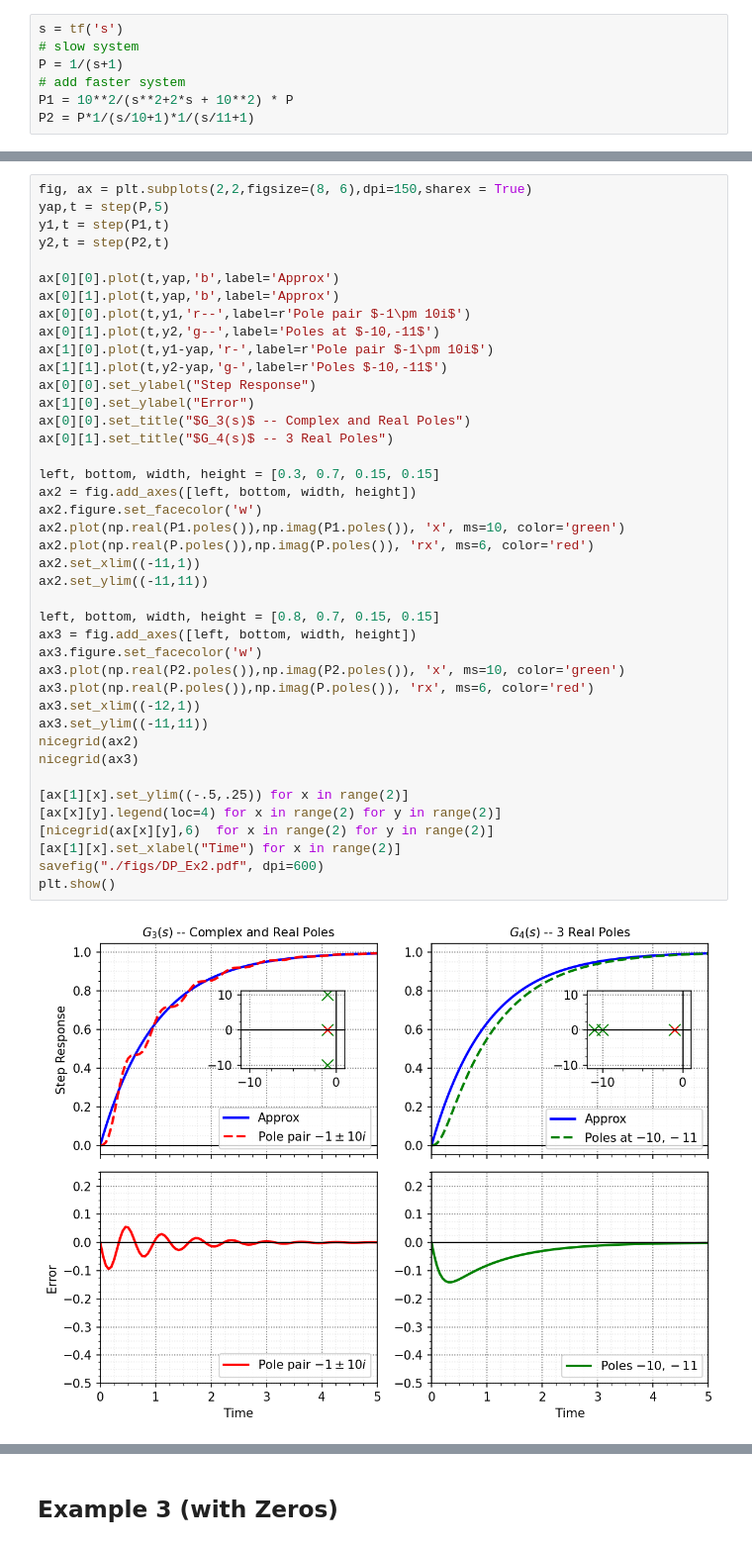
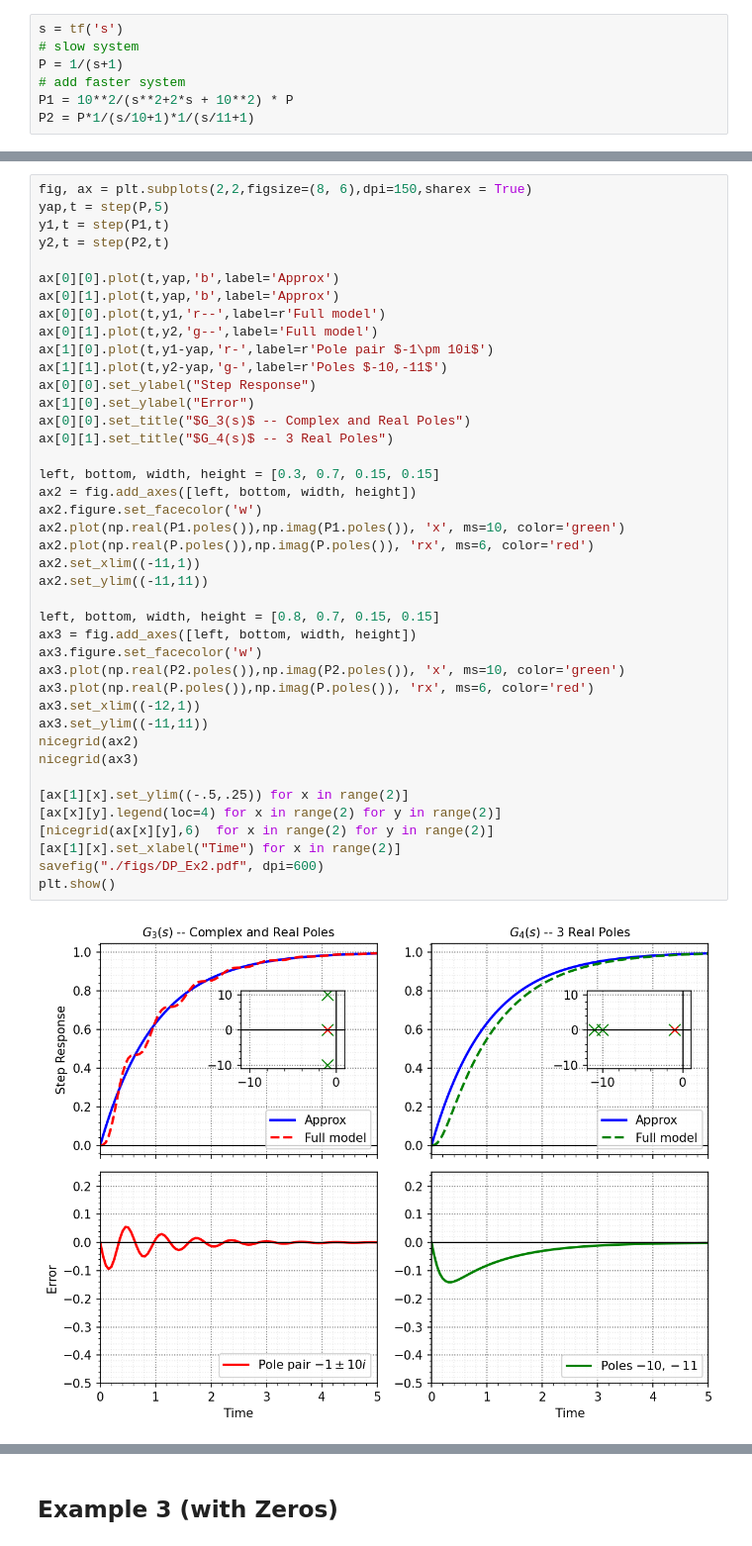
Before and after one commit to mit-acl/16_06_Class, a Jupyter notebook: 16_06_T4_Dominant_Poles.ipynb, the cells around one changed output, grey strips where cells are left out. Shown at 99% size. Saved outputs shown, nothing was run; the diff lists cells and outputs as text.

```diff
--- a/16_06_T4_Dominant_Poles.ipynb
+++ b/16_06_T4_Dominant_Poles.ipynb
@@ -231,38 +246,38 @@ y2,t = step(P2,t)
 
 ax[0][0].plot(t,yap,'b',label='Approx')
 ax[0][1].plot(t,yap,'b',label='Approx')
-ax[0][0].plot(t,y1,'r--',label=r'Pole pair $-1\pm 10i$')
-ax[0][1].plot(t,y2,'g--',label='Poles at $-10,-11$')
+ax[0][0].plot(t,y1,'r--',label=r'Full model')
+ax[0][1].plot(t,y2,'g--',label='Full model')
 ax[1][0].plot(t,y1-yap,'r-',label=r'Pole pair $-1\pm 10i$')
 ax[1][1].plot(t,y2-yap,'g-',label=r'Poles $-10,-11$')
 ax[0][0].set_ylabel("Step Response")
 ax[1][0].set_ylabel("Error")
 ax[0][0].set_title("$G_3(s)$ -- Complex and Real Poles")
 ax[0][1].set_title("$G_4(s)$ -- 3 Real Poles")
 
 left, bottom, width, height = [0.3, 0.7, 0.15, 0.15]
 ax2 = fig.add_axes([left, bottom, width, height])
 ax2.figure.set_facecolor('w')
 ax2.plot(np.real(P1.poles()),np.imag(P1.poles()), 'x', ms=10, color='green')
 ax2.plot(np.real(P.poles()),np.imag(P.poles()), 'rx', ms=6, color='red')
 ax2.set_xlim((-11,1))
 ax2.set_ylim((-11,11))
 
 left, bottom, width, height = [0.8, 0.7, 0.15, 0.15]
 ax3 = fig.add_axes([left, bottom, width, height])
 ax3.figure.set_facecolor('w')
 ax3.plot(np.real(P2.poles()),np.imag(P2.poles()), 'x', ms=10, color='green')
 ax3.plot(np.real(P.poles()),np.imag(P.poles()), 'rx', ms=6, color='red')
 ax3.set_xlim((-12,1))
 ax3.set_ylim((-11,11))
 nicegrid(ax2)
 nicegrid(ax3)
 
 [ax[1][x].set_ylim((-.5,.25)) for x in range(2)]
 [ax[x][y].legend(loc=4) for x in range(2) for y in range(2)]
 [nicegrid(ax[x][y],6)  for x in range(2) for y in range(2)]
 [ax[1][x].set_xlabel("Time") for x in range(2)]
 savefig("./figs/DP_Ex2.pdf", dpi=600)
 plt.show()
 # %% [output]
-[figure, old version]
+[figure, new version]
```
Also changed, not shown: parts of 9 cells of this notebook, 1 other file.
